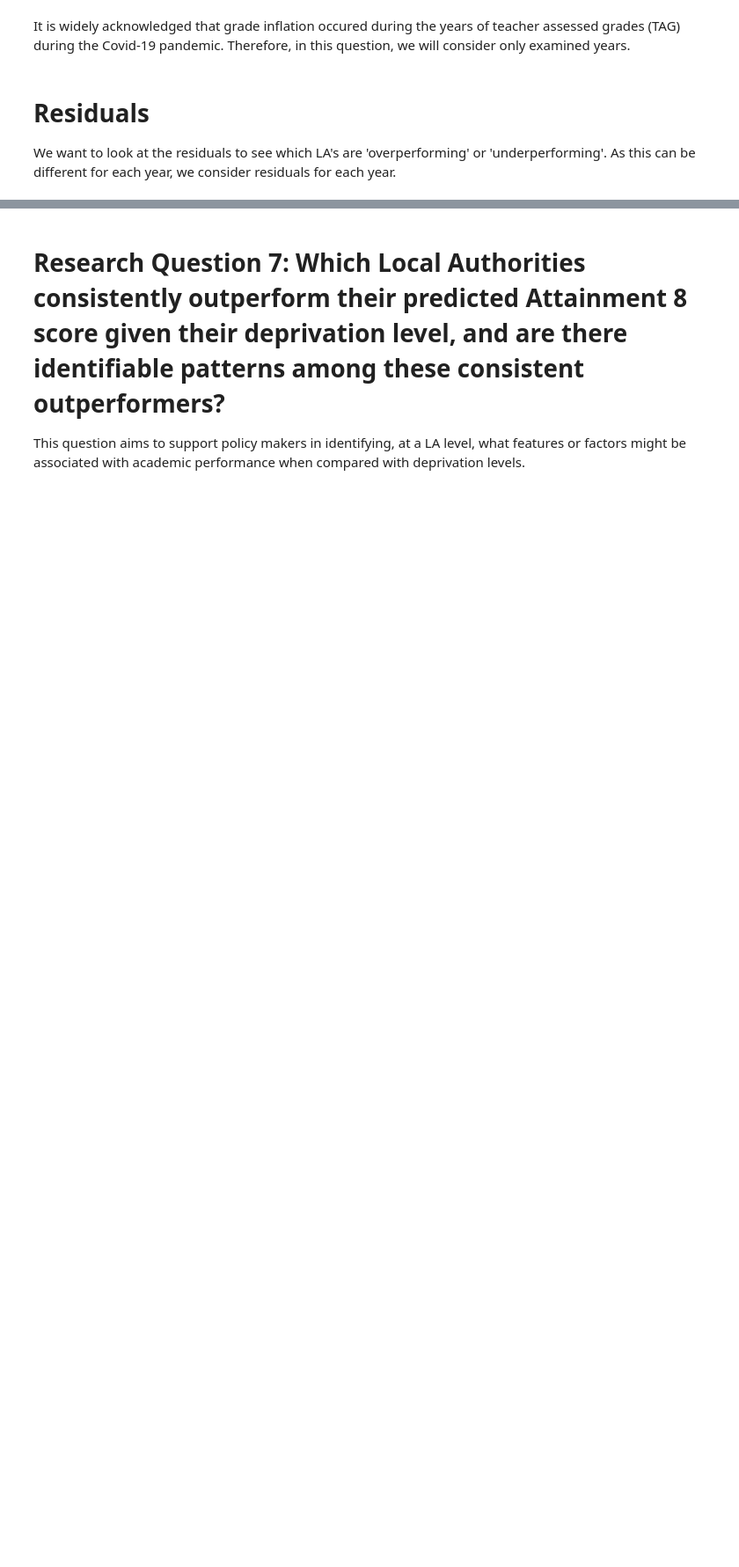
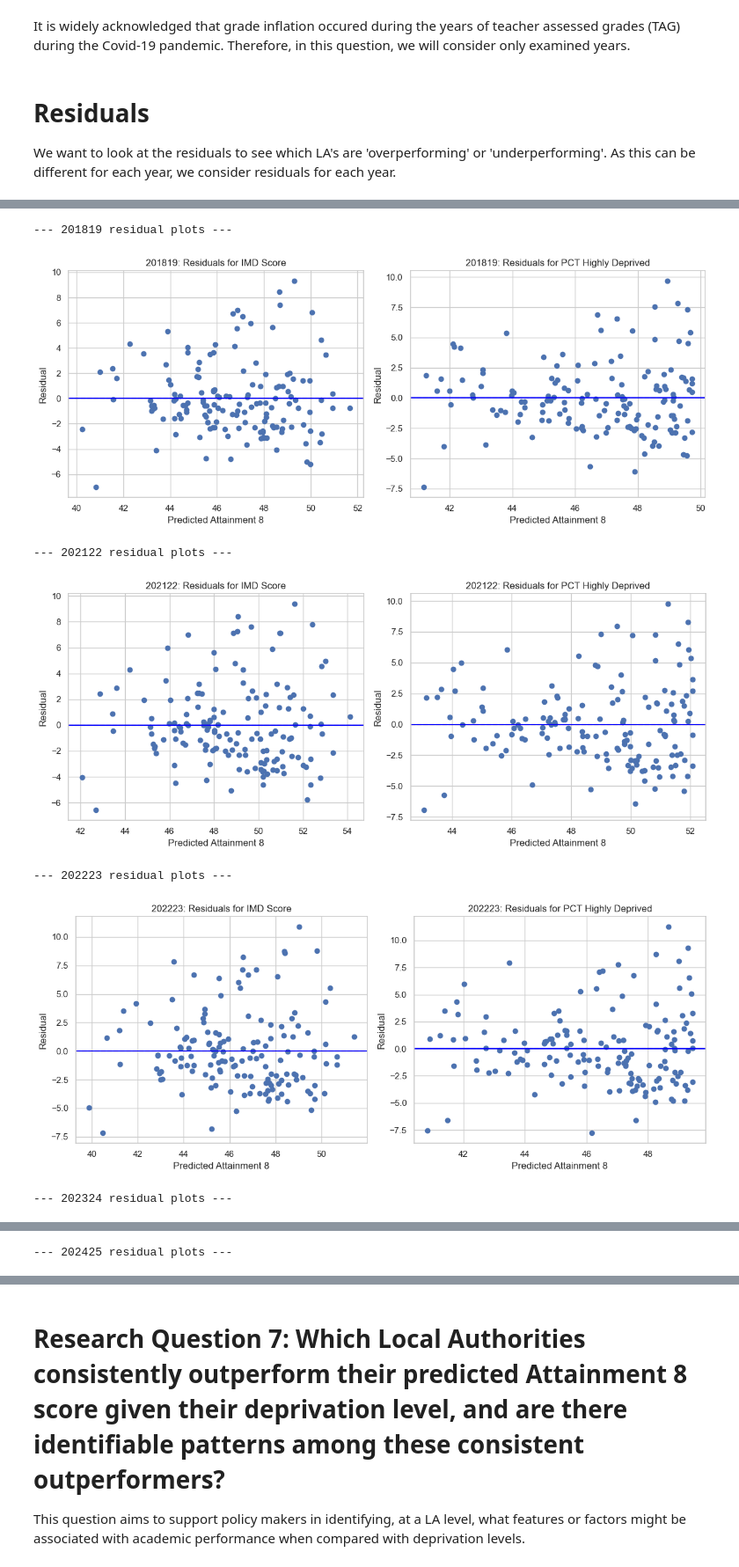
Before and after one commit to AislingLangston/CFG-DS-group-6-2026, a Jupyter notebook: RQ6.ipynb, the cells around one changed output, grey strips where cells are left out. Shown at 88% size. Saved outputs shown, nothing was run; the diff lists cells and outputs as text; code cells hidden in the pictures; blank space fills up the shorter version.

```diff
--- a/RQ6.ipynb
+++ b/RQ6.ipynb
@@ -135,0 +150,59 @@ plt.show()
+# %%
+def residuals_per_year(df, deprivation_col):
+    df = df.copy()
+    coeffs = np.polyfit(df[deprivation_col], df['attainment8_average'], 1)
+    slope, intercept = coeffs
+    df['predicted_a8'] = intercept + slope * df[deprivation_col]
+    df['residual'] = df['attainment8_average'] - df['predicted_a8']
+    return df
+
+years = sorted(df_examined['time_period'].unique())
+
+# Build residual datasets (by year)
+imd_frames = []
+pct_frames = []
+
+for year in years:
+    year_df = df_examined[df_examined['time_period'] == year]
+    imd_frames.append(residuals_per_year(year_df, 'imd_score'))
+    pct_frames.append(residuals_per_year(year_df, 'pct_highly_deprived'))
+
+df_residuals_imd = pd.concat(imd_frames)
+df_residuals_pct = pd.concat(pct_frames)
+
+# Plot residuals for each year
+for year in years:
+    imd_year = df_residuals_imd[df_residuals_imd['time_period'] == year]
+    pct_year = df_residuals_pct[df_residuals_pct['time_period'] == year]
+
+    print(f"--- {year} residual plots ---")
+
+    imd_mean = imd_year['residual'].mean()
+    pct_mean = pct_year['residual'].mean()
+
+    fig, axes = plt.subplots(1, 2, figsize=(12, 5))
+
+    axes[0].scatter(imd_year['predicted_a8'], imd_year['residual'])
+    axes[0].axhline(0, color='red', linestyle='--')
+    axes[0].axhline(imd_mean, color='blue', linestyle='-', label=f'IMD Mean: {imd_mean:.2f}')
+    axes[0].set_xlabel('Predicted Attainment 8')
+    axes[0].set_ylabel('Residual')
+    axes[0].set_title(f"{year}: Residuals for IMD Score")
+
+    axes[1].scatter(pct_year['predicted_a8'], pct_year['residual'])
+    axes[1].axhline(0, color='red', linestyle='--')
+    axes[1].axhline(pct_mean, color='blue', linestyle='-', label=f'PCT Mean: {pct_mean:.2f}')
+    axes[1].set_xlabel('Predicted Attainment 8')
+    axes[1].set_ylabel('Residual')
+    axes[1].set_title(f"{year}: Residuals for PCT Highly Deprived")
+
+    plt.tight_layout()
+    plt.show()
+# %% [output]
+--- 201819 residual plots ---
+[figure, added]
+--- 202122 residual plots ---
+[figure, added]
+--- 202223 residual plots ---
+[figure, added]
+--- 202324 residual plots ---
@@ -135,0 +210 @@ plt.show()
+--- 202425 residual plots ---
```
Also changed, not shown: parts of 7 cells of this notebook, 1 other file.
